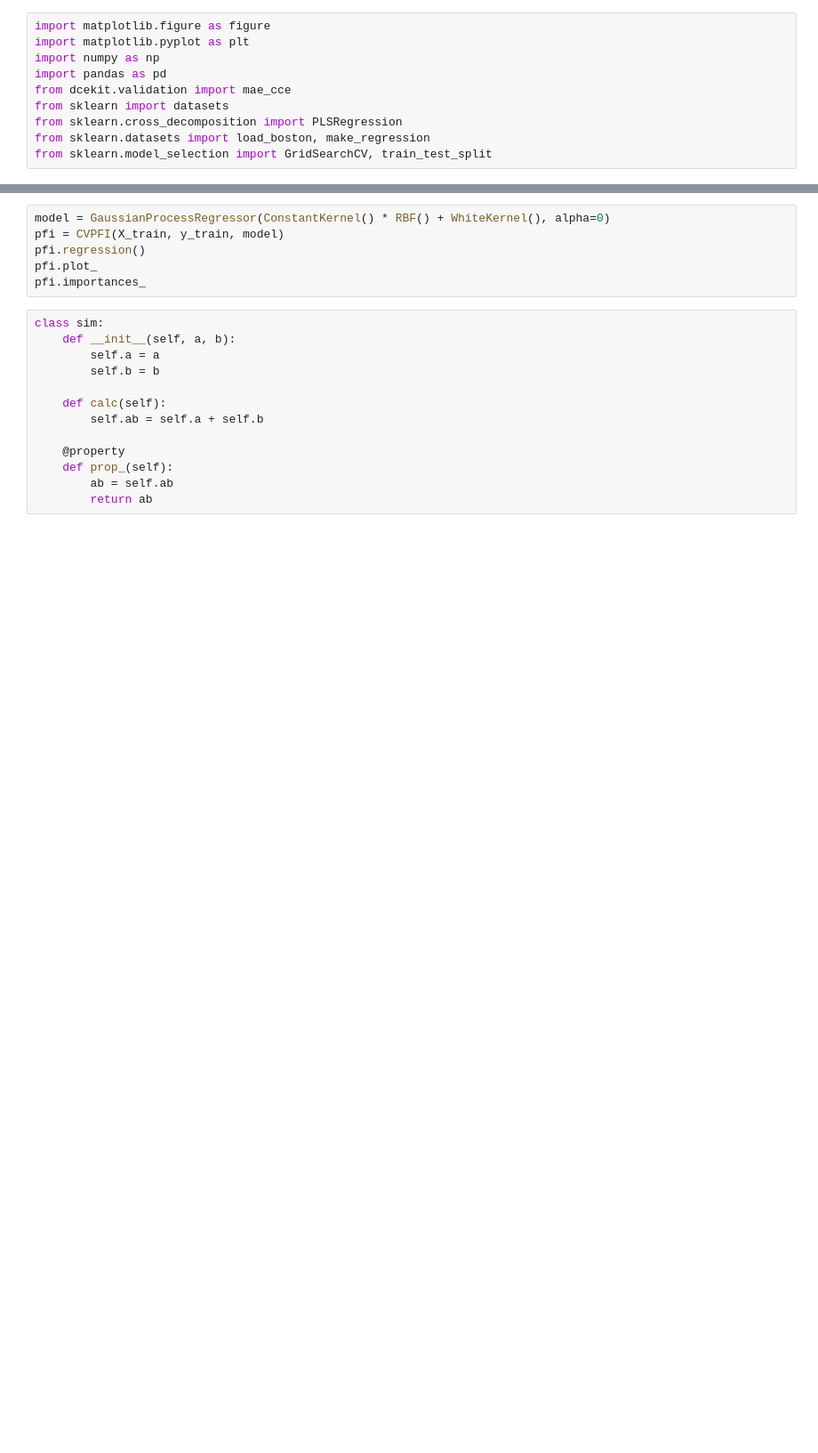
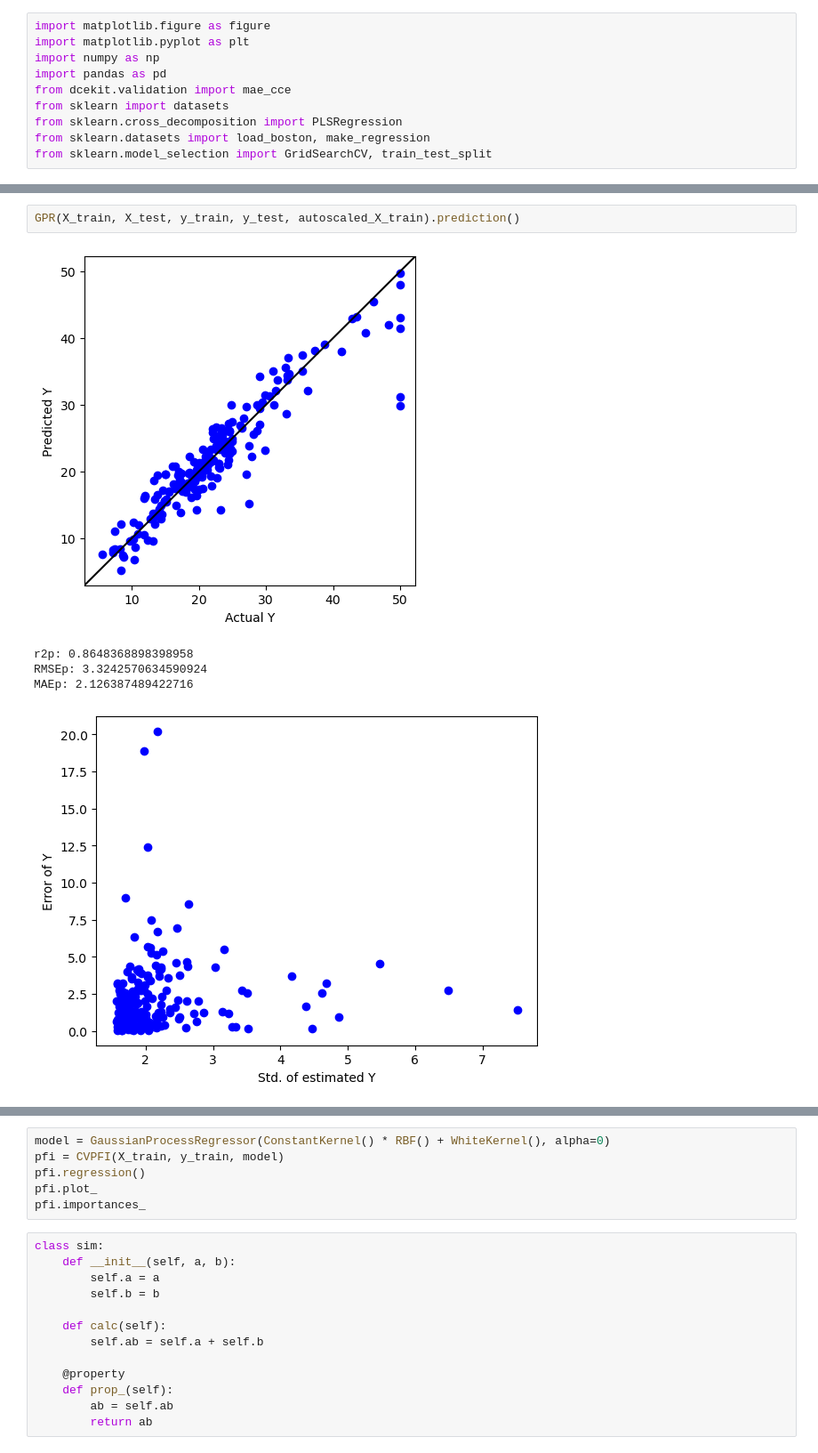
Before and after one commit to zakihir0/code, a Jupyter notebook: test.ipynb, the cells around one changed output, grey strips where cells are left out. Shown: that part at 89% size. Drawn from its saved outputs; the diff is of its cells as text; blank space fills up the shorter version.

```diff
--- a/test.ipynb
+++ b/test.ipynb
@@ -124,6 +150,14 @@ def prediction():
     for the Ames housing dataset.
 
   warnings.warn(msg, category=FutureWarning)
+# %%
+GPR(X_train, X_test, y_train, y_test, autoscaled_X_train).prediction()
+# %% [output]
+[figure, added]
+r2p: 0.8648368898398958
+RMSEp: 3.3242570634590924
+MAEp: 2.126387489422716
+[figure, added]
 # %%
 import matplotlib.pyplot as plt
 import numpy as np
```
Also changed, not shown: parts of 4 cells of this notebook.
